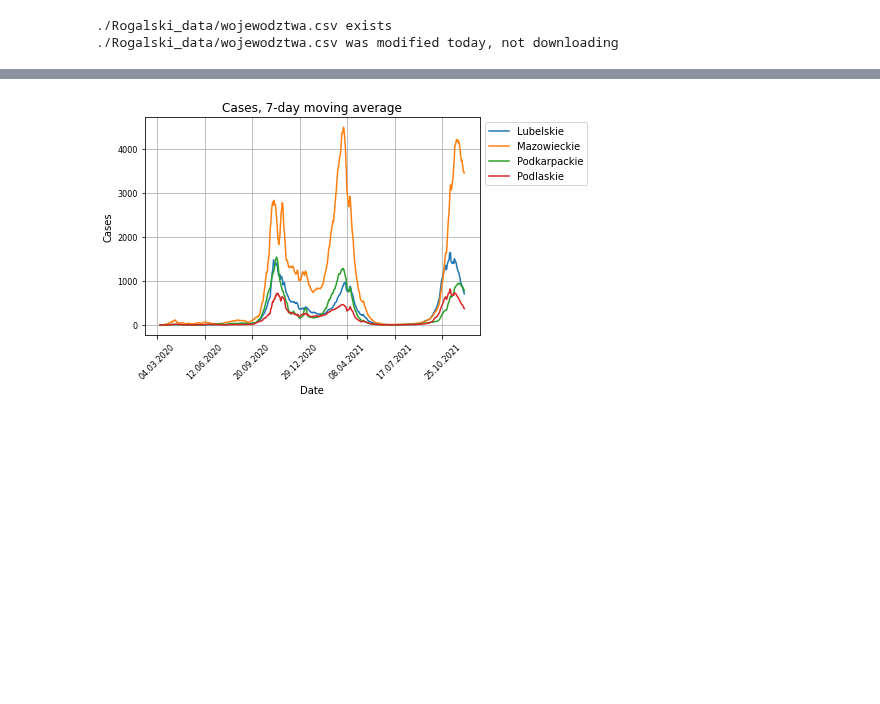
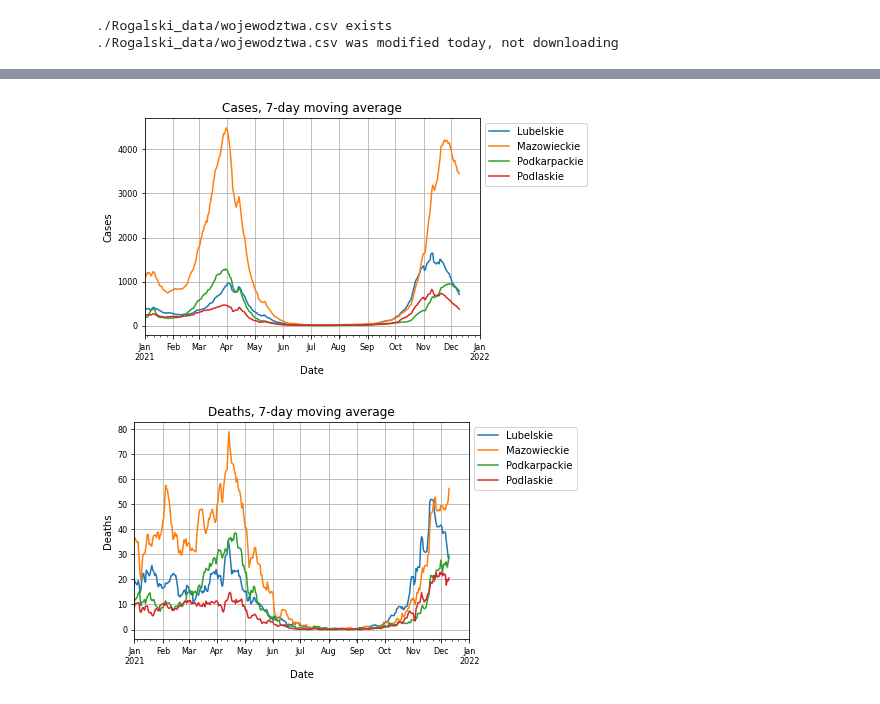
Before and after one commit to anuszka/govpl, a Jupyter notebook: Rogalski/Rogalski01.ipynb, the cells around one changed output, grey strips where cells are left out. Cells and saved outputs as stored; diff of their text form; code cells hidden in the pictures; blank space fills up the shorter version.

```diff
--- a/Rogalski/Rogalski01.ipynb
+++ b/Rogalski/Rogalski01.ipynb
@@ -86,18 +87,30 @@ dfd
 16 rows × 647 columns
 # %%
 dfq=dfc.T[['Lubelskie', 'Mazowieckie', 'Podkarpackie', 'Podlaskie']].rolling(7).mean()
-
-dfq
+dfp=dfd.T[['Lubelskie', 'Mazowieckie', 'Podkarpackie', 'Podlaskie']].rolling(7).mean()
+# display(dfq)
 
 plotopts = dict_of(
     plotdf=dfq,
     xlabel = 'Date',
     ylabel = 'Cases',
     title = f'Cases, 7-day moving average',
     fontsize = 8,
-    xticsrotate = 45,
+    xlim = (datetime.date(2021,1,1), datetime.date(2022,1,1))
     )
 
 plot(**plotopts);
+
+plotopts = dict_of(
+    plotdf=dfp,
+    xlabel = 'Date',
+    ylabel = 'Deaths',
+    title = f'Deaths, 7-day moving average',
+    fontsize = 8,
+    xlim = (datetime.date(2021,1,1), datetime.date(2022,1,1))
+    )
+
+plot(**plotopts);
 # %% [output]
-[figure, old version]
+[figure, new version]
+[figure, added]
```
Also changed, not shown: parts of 3 cells of this notebook, 2 other files.
